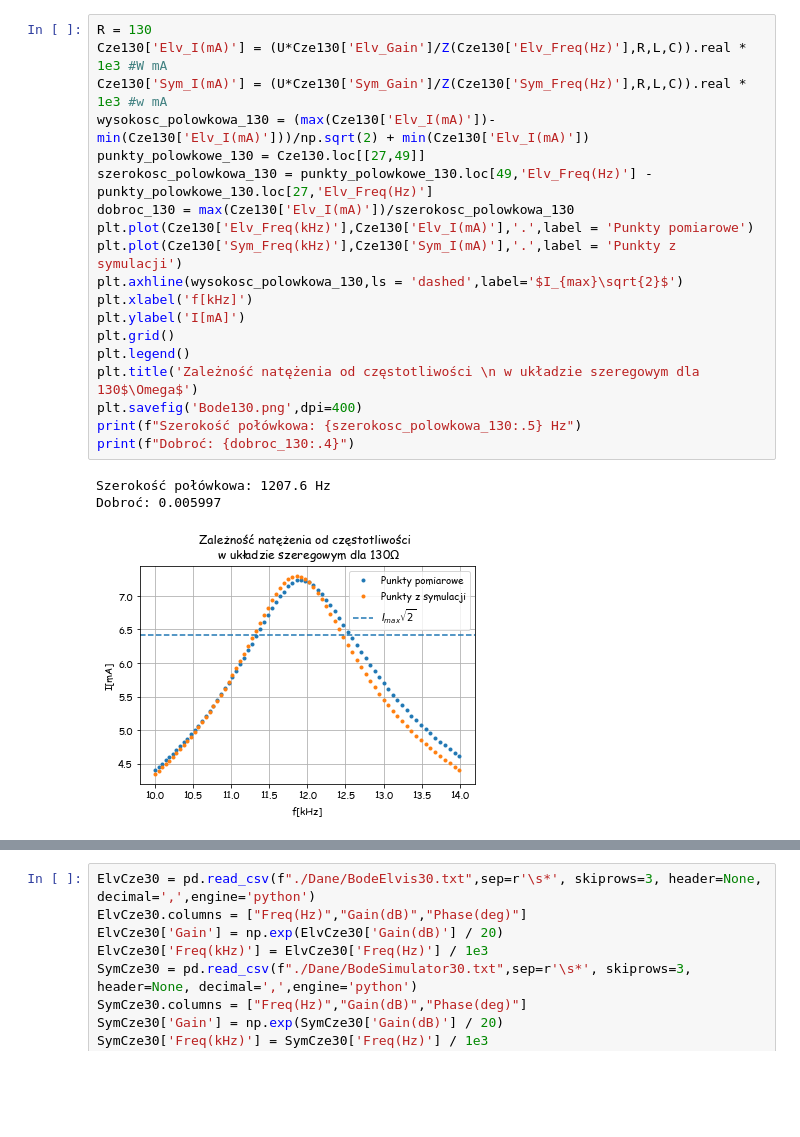
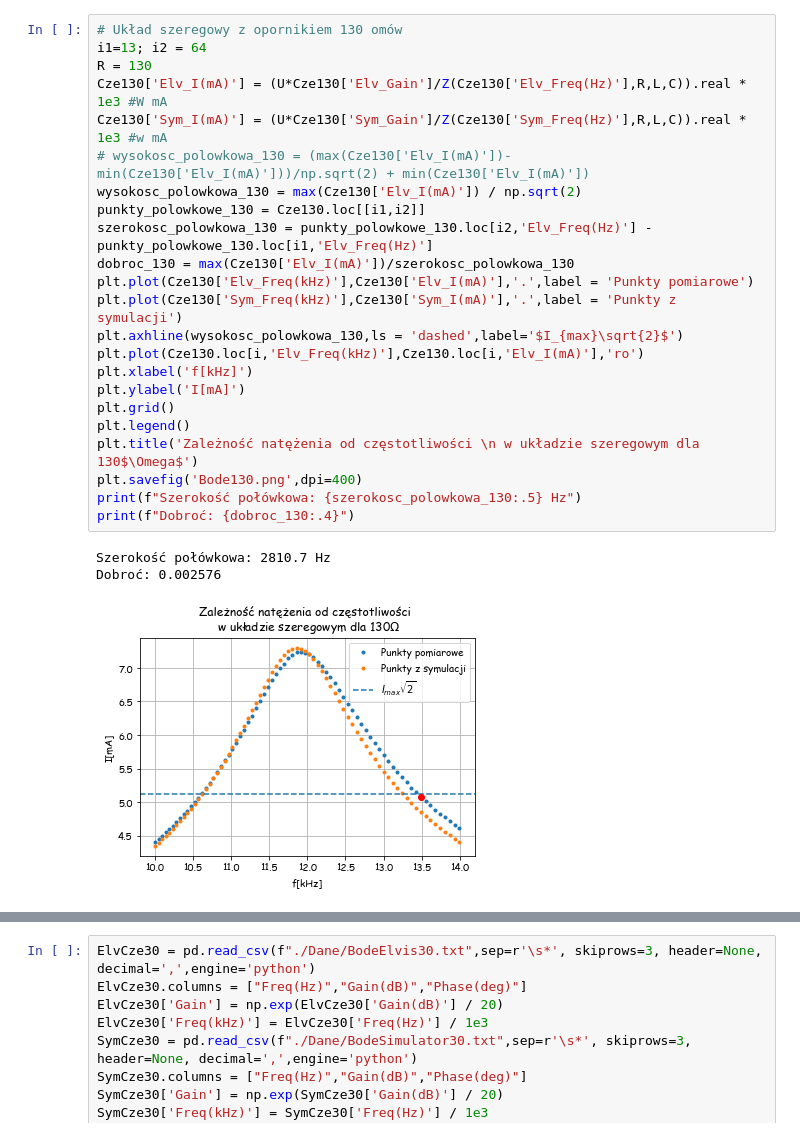
Before and after one commit to MarikinPaulina/EwEF, a Jupyter notebook: 02-Waleczny_Wrobel/Waleczny_wrobel.ipynb, the cells around one changed output, grey strips where cells are left out. Cells and saved outputs as stored; diff of their text form; blank space fills up the shorter version.

```diff
--- a/02-Waleczny_Wrobel/Waleczny_wrobel.ipynb
+++ b/02-Waleczny_Wrobel/Waleczny_wrobel.ipynb
@@ -61,26 +68,30 @@ Dobroć: 0.03491
 # %%
+# Układ szeregowy z opornikiem 130 omów
+i1=13; i2 = 64
 R = 130
 Cze130['Elv_I(mA)'] = (U*Cze130['Elv_Gain']/Z(Cze130['Elv_Freq(Hz)'],R,L,C)).real * 1e3 #W mA
 Cze130['Sym_I(mA)'] = (U*Cze130['Sym_Gain']/Z(Cze130['Sym_Freq(Hz)'],R,L,C)).real * 1e3 #w mA
-wysokosc_polowkowa_130 = (max(Cze130['Elv_I(mA)'])-min(Cze130['Elv_I(mA)']))/np.sqrt(2) + min(Cze130['Elv_I(mA)'])
-punkty_polowkowe_130 = Cze130.loc[[27,49]]
-szerokosc_polowkowa_130 = punkty_polowkowe_130.loc[49,'Elv_Freq(Hz)'] - punkty_polowkowe_130.loc[27,'Elv_Freq(Hz)']
+# wysokosc_polowkowa_130 = (max(Cze130['Elv_I(mA)'])-min(Cze130['Elv_I(mA)']))/np.sqrt(2) + min(Cze130['Elv_I(mA)'])
+wysokosc_polowkowa_130 = max(Cze130['Elv_I(mA)']) / np.sqrt(2)
+punkty_polowkowe_130 = Cze130.loc[[i1,i2]]
+szerokosc_polowkowa_130 = punkty_polowkowe_130.loc[i2,'Elv_Freq(Hz)'] - punkty_polowkowe_130.loc[i1,'Elv_Freq(Hz)']
 dobroc_130 = max(Cze130['Elv_I(mA)'])/szerokosc_polowkowa_130
 plt.plot(Cze130['Elv_Freq(kHz)'],Cze130['Elv_I(mA)'],'.',label = 'Punkty pomiarowe')
 plt.plot(Cze130['Sym_Freq(kHz)'],Cze130['Sym_I(mA)'],'.',label = 'Punkty z symulacji')
 plt.axhline(wysokosc_polowkowa_130,ls = 'dashed',label='$I_{max}\sqrt{2}$')
+plt.plot(Cze130.loc[i,'Elv_Freq(kHz)'],Cze130.loc[i,'Elv_I(mA)'],'ro')
 plt.xlabel('f[kHz]')
 plt.ylabel('I[mA]')
 plt.grid()
 plt.legend()
 plt.title('Zależność natężenia od częstotliwości \n w układzie szeregowym dla 130$\Omega$')
 plt.savefig('Bode130.png',dpi=400)
 print(f"Szerokość połówkowa: {szerokosc_polowkowa_130:.5} Hz")
 print(f"Dobroć: {dobroc_130:.4}")
 # %% [output]
-Szerokość połówkowa: 1207.6 Hz
-Dobroć: 0.005997
+Szerokość połówkowa: 2810.7 Hz
+Dobroć: 0.002576
-[figure, old version]
+[figure, new version]
 # %%
 C = 10e-9
 L = 18e-3
```
Also changed, not shown: parts of 11 cells of this notebook, 10 other files.
